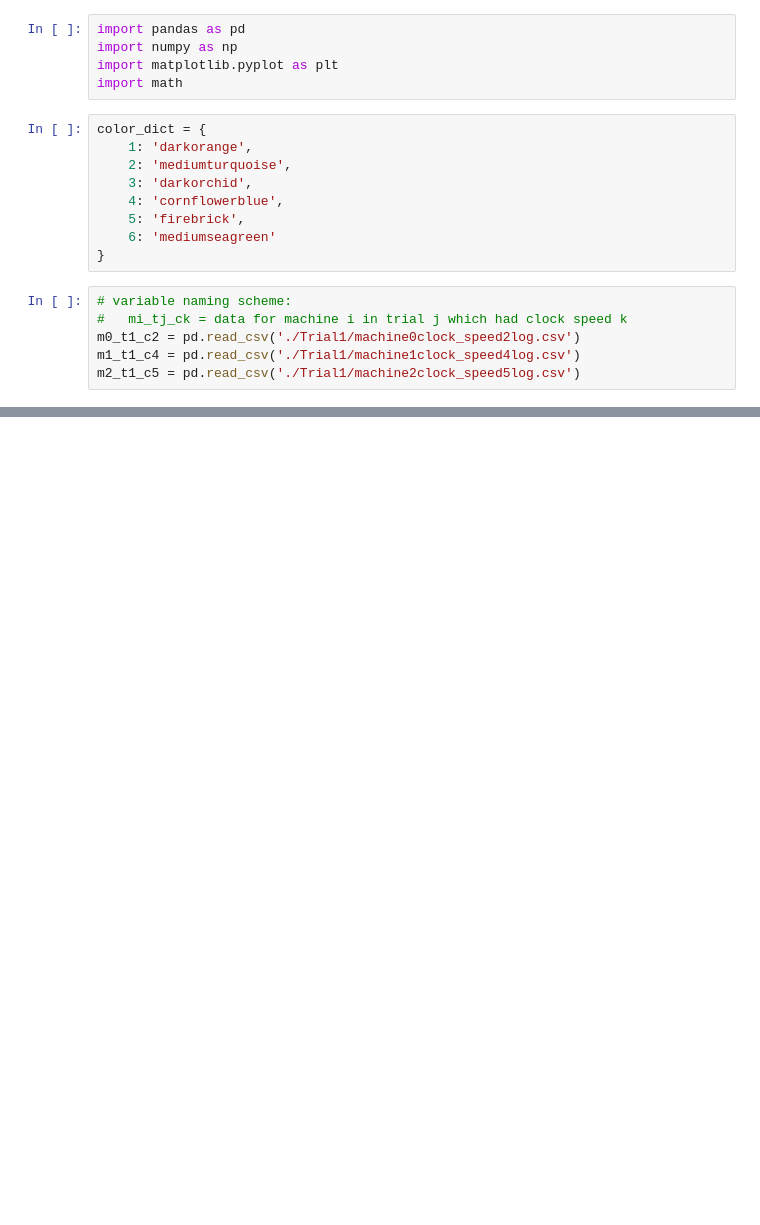
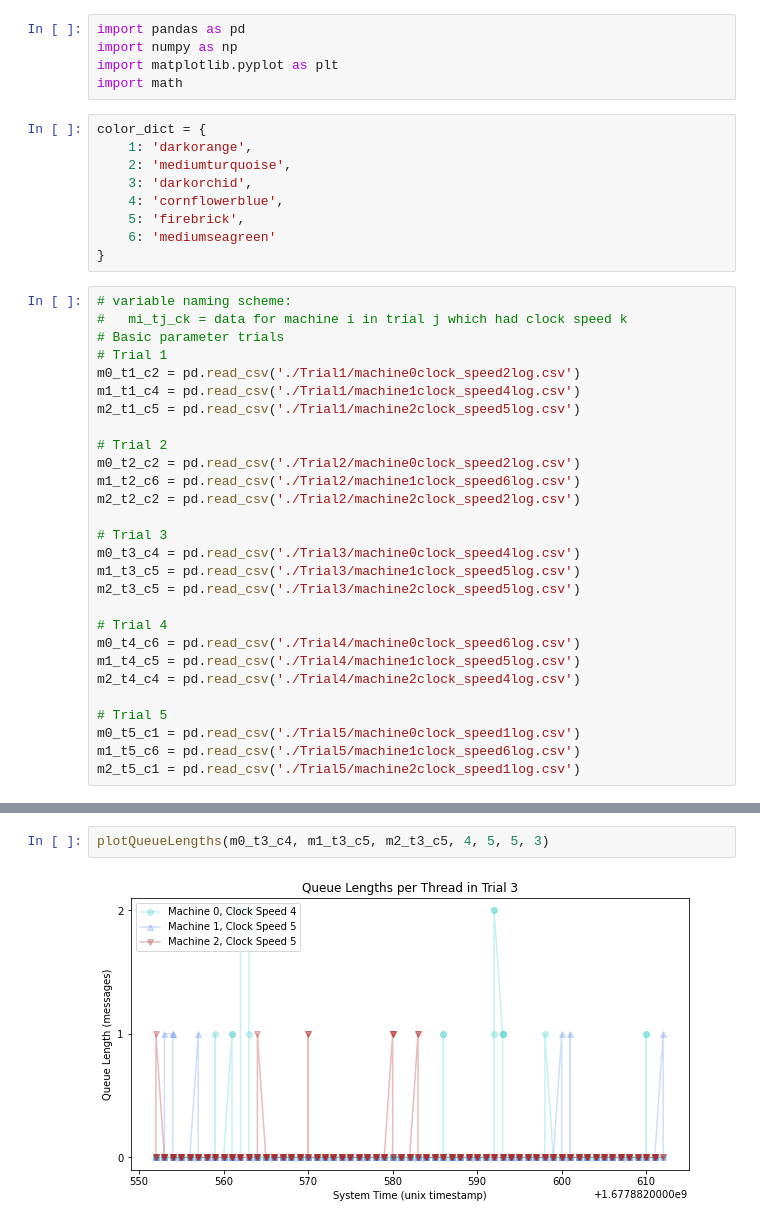
Before and after one commit to carolynwanf/CS262-logical-clocks, a Jupyter notebook: logicalClockAnalysis copy.ipynb, the cells around one changed output, grey strips where cells are left out. Drawn from its saved outputs; the diff is of its cells as text; blank space fills up the shorter version.

```diff
--- a/logicalClockAnalysis copy.ipynb
+++ b/logicalClockAnalysis copy.ipynb
@@ -15,7 +15,29 @@ color_dict = {
 # %%
 # variable naming scheme:
 #   mi_tj_ck = data for machine i in trial j which had clock speed k
+# Basic parameter trials
+# Trial 1
 m0_t1_c2 = pd.read_csv('./Trial1/machine0clock_speed2log.csv')
 m1_t1_c4 = pd.read_csv('./Trial1/machine1clock_speed4log.csv')
 m2_t1_c5 = pd.read_csv('./Trial1/machine2clock_speed5log.csv')
+
+# Trial 2
+m0_t2_c2 = pd.read_csv('./Trial2/machine0clock_speed2log.csv')
+m1_t2_c6 = pd.read_csv('./Trial2/machine1clock_speed6log.csv')
+m2_t2_c2 = pd.read_csv('./Trial2/machine2clock_speed2log.csv')
+
+# Trial 3
+m0_t3_c4 = pd.read_csv('./Trial3/machine0clock_speed4log.csv')
+m1_t3_c5 = pd.read_csv('./Trial3/machine1clock_speed5log.csv')
+m2_t3_c5 = pd.read_csv('./Trial3/machine2clock_speed5log.csv')
+
+# Trial 4
+m0_t4_c6 = pd.read_csv('./Trial4/machine0clock_speed6log.csv')
+m1_t4_c5 = pd.read_csv('./Trial4/machine1clock_speed5log.csv')
+m2_t4_c4 = pd.read_csv('./Trial4/machine2clock_speed4log.csv')
+
+# Trial 5
+m0_t5_c1 = pd.read_csv('./Trial5/machine0clock_speed1log.csv')
+m1_t5_c6 = pd.read_csv('./Trial5/machine1clock_speed6log.csv')
+m2_t5_c1 = pd.read_csv('./Trial5/machine2clock_speed1log.csv')
 # %%
@@ -64,0 +70,4 @@ plt.plot(m2_t1_c5['system_time'], m2_t1_c5['length_of_queue'], c=color_dict[5])
+# %%
+plotQueueLengths(m0_t3_c4, m1_t3_c5, m2_t3_c5, 4, 5, 5, 3)
+# %% [output]
+[figure, added]
```
Also changed, not shown: parts of 14 cells of this notebook, 18 other files.
